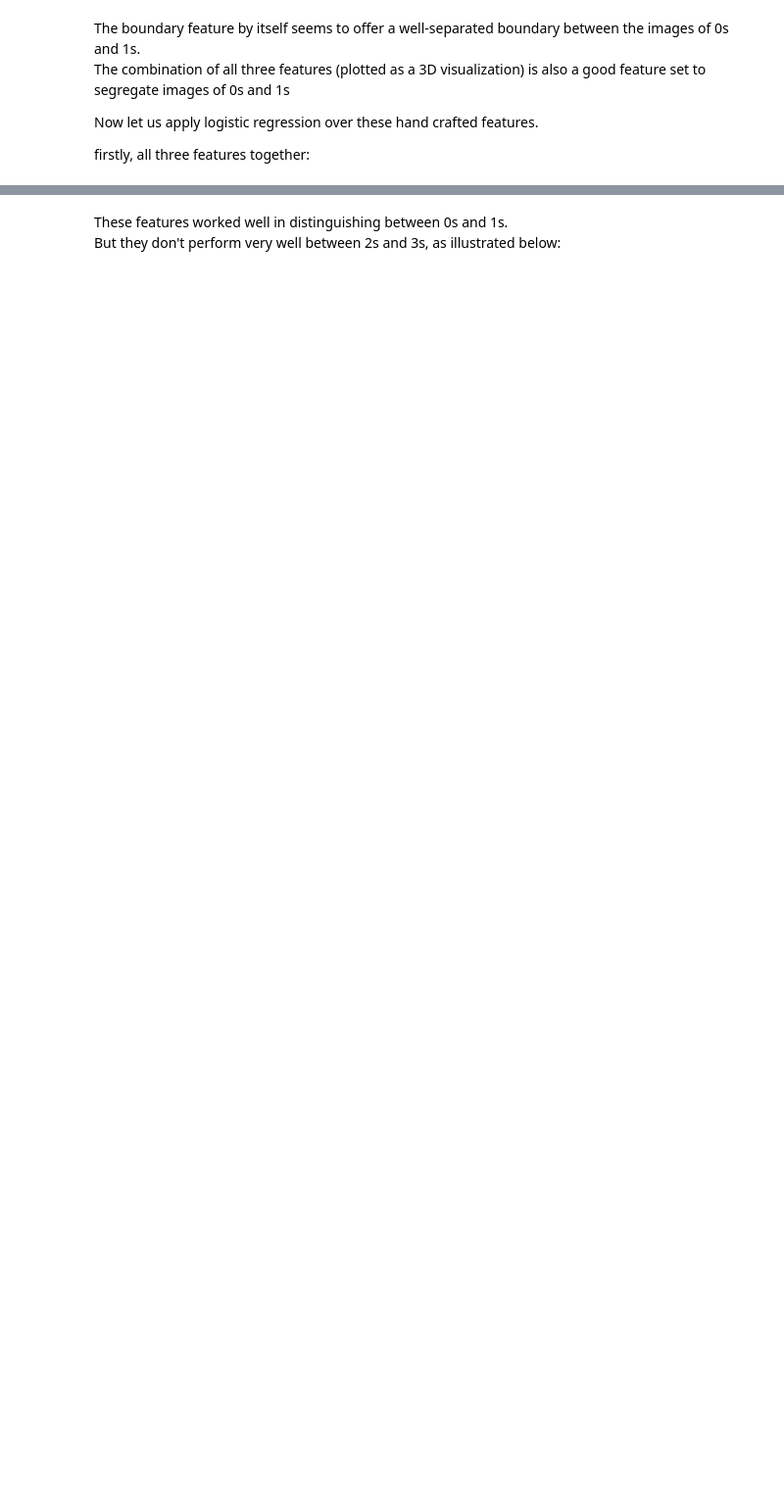
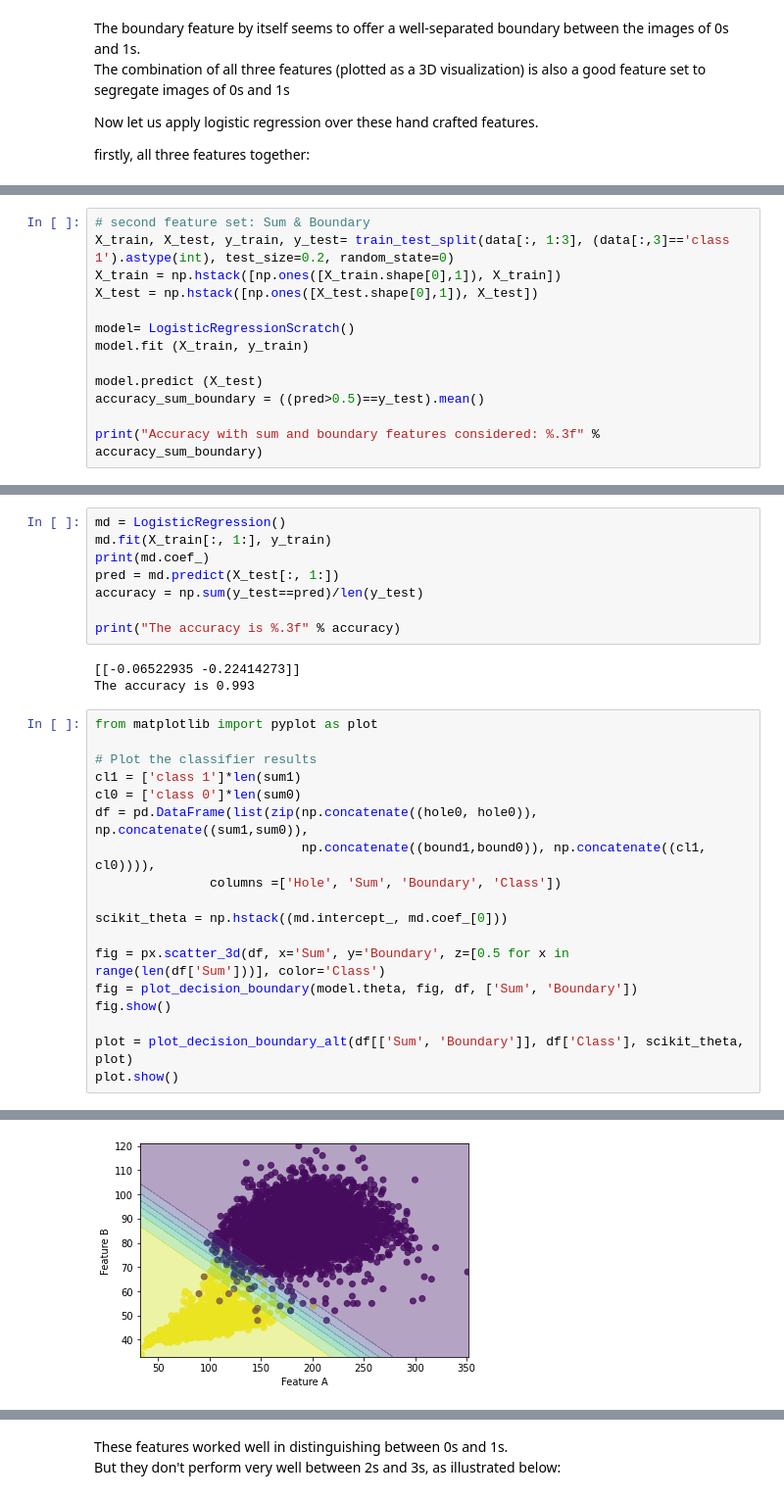
Before and after one commit to ssncodingclub/Machine-Learning, a Jupyter notebook: Meet-4/LogisiticRegWithMNIST.ipynb, the cells around one changed output, grey strips where cells are left out. Shown at 98% size. Saved outputs shown, nothing was run; the diff lists cells and outputs as text; blank space fills up the shorter version.

```diff
--- a/Meet-4/LogisiticRegWithMNIST.ipynb
+++ b/Meet-4/LogisiticRegWithMNIST.ipynb
@@ -427,0 +578,13 @@ Creating an ndarray from ragged nested sequences (which is a list-or-tuple of li
+# %%
+# second feature set: Sum & Boundary
+X_train, X_test, y_train, y_test= train_test_split(data[:, 1:3], (data[:,3]=='class 1').astype(int), test_size=0.2, random_state=0)
+X_train = np.hstack([np.ones([X_train.shape[0],1]), X_train])
+X_test = np.hstack([np.ones([X_test.shape[0],1]), X_test])
+
+model= LogisticRegressionScratch()
+model.fit (X_train, y_train)
+
+model.predict (X_test)
+accuracy_sum_boundary = ((pred>0.5)==y_test).mean()
+
+print("Accuracy with sum and boundary features considered: %.3f" % accuracy_sum_boundary)
@@ -427,0 +597,30 @@ Creating an ndarray from ragged nested sequences (which is a list-or-tuple of li
+# %%
+md = LogisticRegression()
+md.fit(X_train[:, 1:], y_train)
+print(md.coef_)
+pred = md.predict(X_test[:, 1:])
+accuracy = np.sum(y_test==pred)/len(y_test)
+
+print("The accuracy is %.3f" % accuracy)
+# %% [output]
+[[-0.06522935 -0.22414273]]
+The accuracy is 0.993
+# %%
+from matplotlib import pyplot as plot
+
+# Plot the classifier results
+cl1 = ['class 1']*len(sum1)
+cl0 = ['class 0']*len(sum0)
+df = pd.DataFrame(list(zip(np.concatenate((hole0, hole0)), np.concatenate((sum1,sum0)),
+                           np.concatenate((bound1,bound0)), np.concatenate((cl1, cl0)))),
+               columns =['Hole', 'Sum', 'Boundary', 'Class'])
+
+scikit_theta = np.hstack((md.intercept_, md.coef_[0]))
+
+fig = px.scatter_3d(df, x='Sum', y='Boundary', z=[0.5 for x in range(len(df['Sum']))], color='Class')
+fig = plot_decision_boundary(model.theta, fig, df, ['Sum', 'Boundary'])
+fig.show()
+
+plot = plot_decision_boundary_alt(df[['Sum', 'Boundary']], df['Class'], scikit_theta, plot)
+plot.show()
+# %% [output]
@@ -427,0 +631 @@ Creating an ndarray from ragged nested sequences (which is a list-or-tuple of li
+[figure, added]
```
Also changed, not shown: parts of 29 cells of this notebook.
